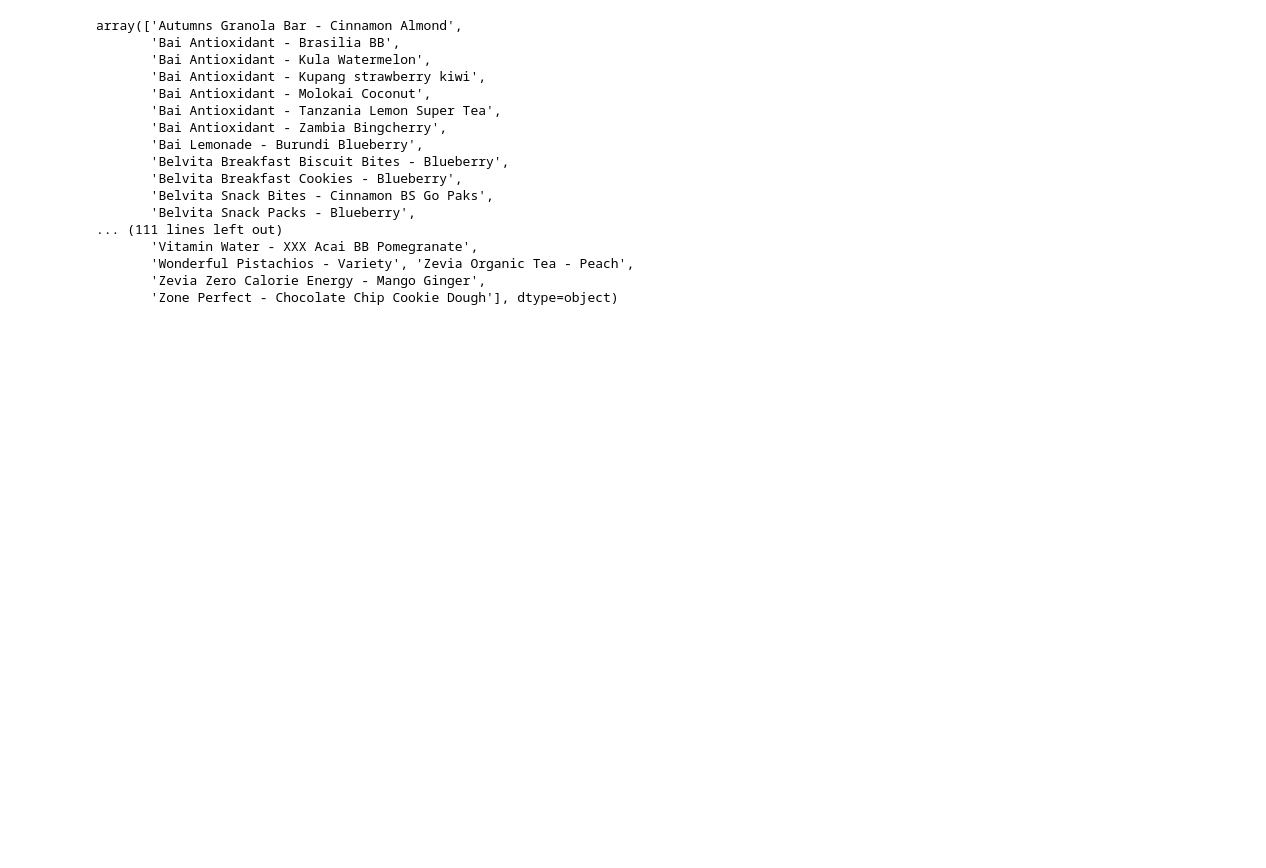
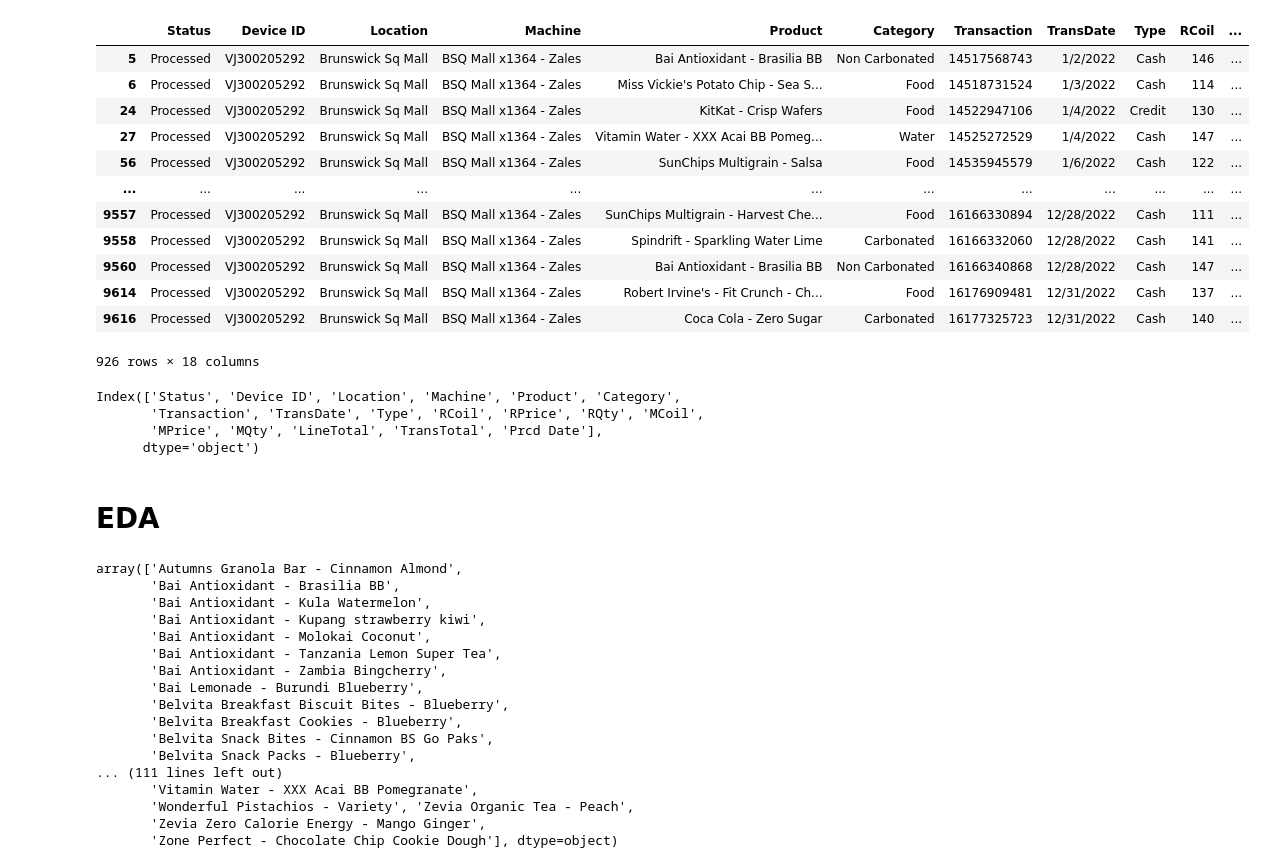
Before and after one commit to tomweinandy/AIinPowerBI, a Jupyter notebook: clean_vending_data.ipynb, the cells around one changed output. Saved outputs shown, nothing was run; the diff lists cells and outputs as text; code cells hidden in the pictures; blank space fills up the shorter version.

```diff
--- a/clean_vending_data.ipynb
+++ b/clean_vending_data.ipynb
@@ -11,0 +136,25 @@ data = pd.read_csv('vend.csv').dropna()
+# %%
+df[df['Machine']=='BSQ Mall x1364 - Zales']
+# %% [output]
+|  | Status | Device ID | Location | Machine | Product | Category | Transaction | TransDate | Type | RCoil | ... |
+| 5 | Processed | VJ300205292 | Brunswick Sq Mall | BSQ Mall x1364 - Zales | Bai Antioxidant - Brasilia BB | Non Carbonated | 14517568743 | 1/2/2022 | Cash | 146 | ... |
+| 6 | Processed | VJ300205292 | Brunswick Sq Mall | BSQ Mall x1364 - Zales | Miss Vickie's Potato Chip - Sea S... | Food | 14518731524 | 1/3/2022 | Cash | 114 | ... |
+| 24 | Processed | VJ300205292 | Brunswick Sq Mall | BSQ Mall x1364 - Zales | KitKat - Crisp Wafers | Food | 14522947106 | 1/4/2022 | Credit | 130 | ... |
+| 27 | Processed | VJ300205292 | Brunswick Sq Mall | BSQ Mall x1364 - Zales | Vitamin Water - XXX Acai BB Pomeg... | Water | 14525272529 | 1/4/2022 | Cash | 147 | ... |
+| 56 | Processed | VJ300205292 | Brunswick Sq Mall | BSQ Mall x1364 - Zales | SunChips Multigrain - Salsa | Food | 14535945579 | 1/6/2022 | Cash | 122 | ... |
+| ... | ... | ... | ... | ... | ... | ... | ... | ... | ... | ... | ... |
+| 9557 | Processed | VJ300205292 | Brunswick Sq Mall | BSQ Mall x1364 - Zales | SunChips Multigrain - Harvest Che... | Food | 16166330894 | 12/28/2022 | Cash | 111 | ... |
+| 9558 | Processed | VJ300205292 | Brunswick Sq Mall | BSQ Mall x1364 - Zales | Spindrift - Sparkling Water Lime | Carbonated | 16166332060 | 12/28/2022 | Cash | 141 | ... |
+| 9560 | Processed | VJ300205292 | Brunswick Sq Mall | BSQ Mall x1364 - Zales | Bai Antioxidant - Brasilia BB | Non Carbonated | 16166340868 | 12/28/2022 | Cash | 147 | ... |
+| 9614 | Processed | VJ300205292 | Brunswick Sq Mall | BSQ Mall x1364 - Zales | Robert Irvine's - Fit Crunch - Ch... | Food | 16176909481 | 12/31/2022 | Cash | 137 | ... |
+| 9616 | Processed | VJ300205292 | Brunswick Sq Mall | BSQ Mall x1364 - Zales | Coca Cola - Zero Sugar | Carbonated | 16177325723 | 12/31/2022 | Cash | 140 | ... |
+926 rows × 18 columns
+# %%
+df.columns
+# %% [output]
+Index(['Status', 'Device ID', 'Location', 'Machine', 'Product', 'Category',
+       'Transaction', 'TransDate', 'Type', 'RCoil', 'RPrice', 'RQty', 'MCoil',
+       'MPrice', 'MQty', 'LineTotal', 'TransTotal', 'Prcd Date'],
+      dtype='object')
+# %% [markdown]
+# EDA
```
Also changed, not shown: parts of 9 cells of this notebook.
